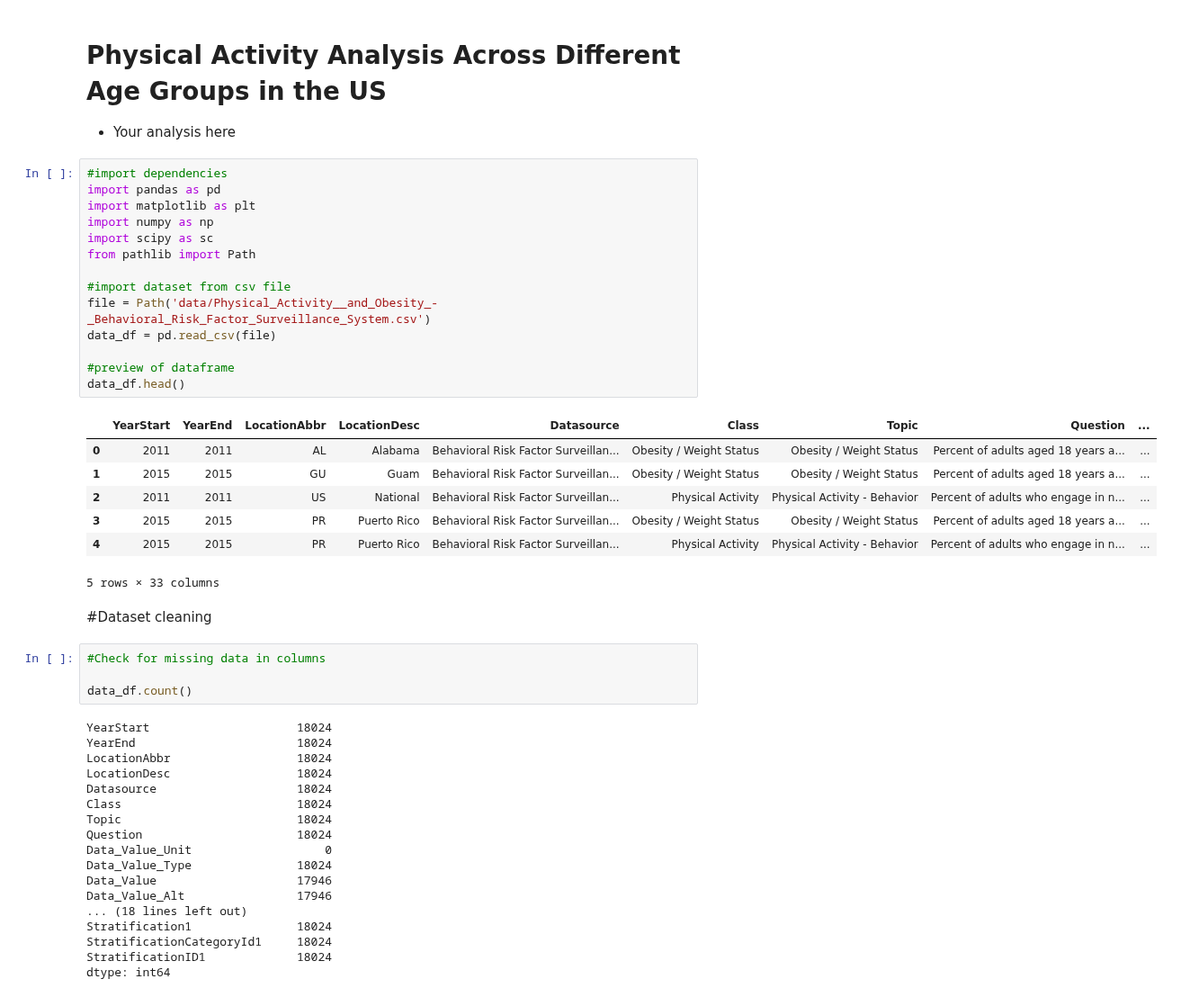
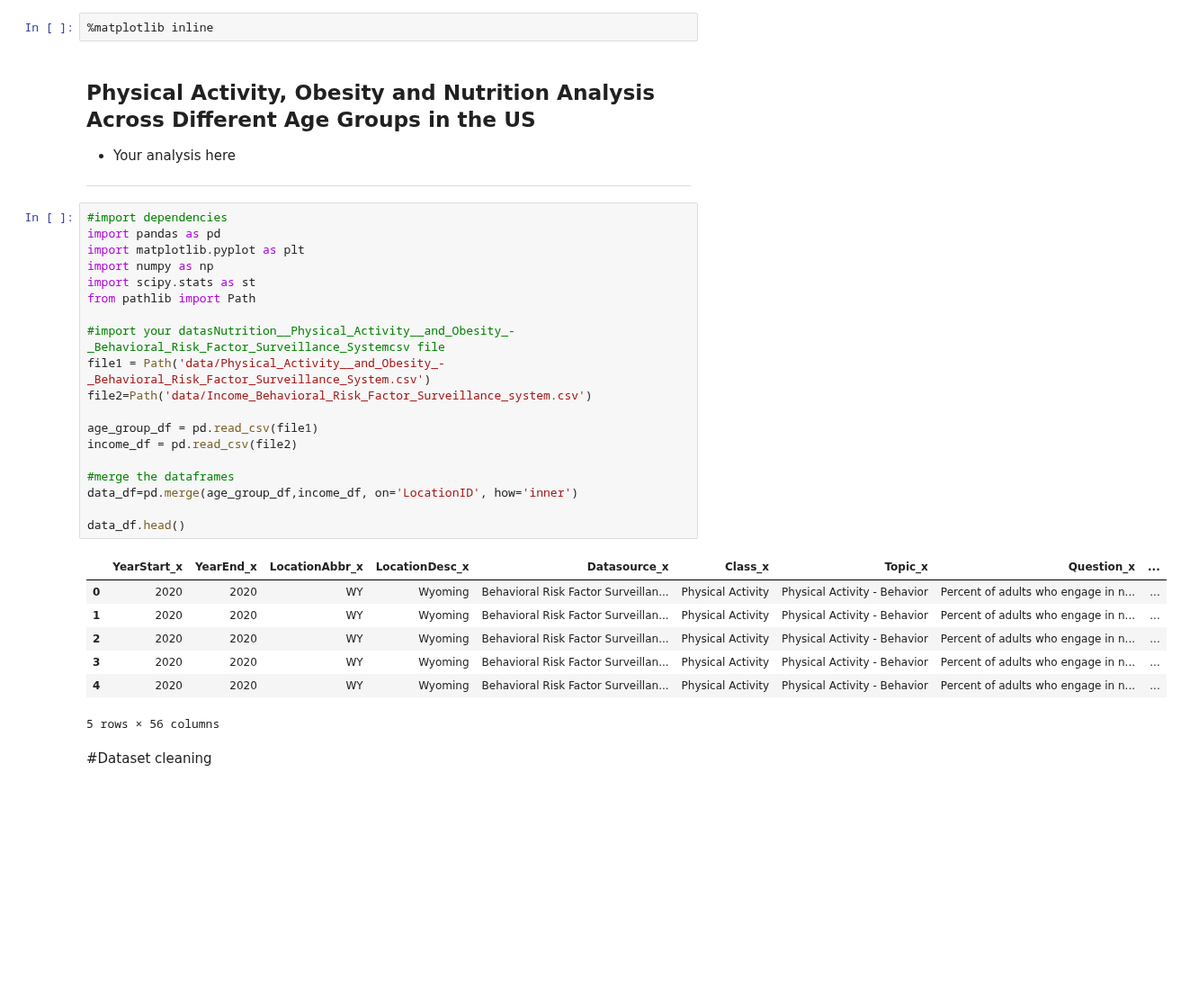
Before and after one commit to paolavdw/Project-1, a Jupyter notebook: Physical_Activity_and_Obesity_Across_US.ipynb, the cells around one changed output. Shown at 90% size. Saved outputs shown, nothing was run; the diff lists cells and outputs as text; blank space fills up the shorter version.

Commit message:
Adding the Income csv file and creating the Images folder for visual images

```diff
--- a/Physical_Activity_and_Obesity_Across_US.ipynb
+++ b/Physical_Activity_and_Obesity_Across_US.ipynb
@@ -1,49 +1,35 @@
+# %%
+%matplotlib inline
 # %% [markdown]
-# Physical Activity Analysis Across Different Age Groups in the US
+## Physical Activity, Obesity and Nutrition Analysis Across Different Age Groups in the US
   - Your analysis here
+  -----------------------------------
 # %%
 #import dependencies
 import pandas as pd
-import matplotlib as plt
+import matplotlib.pyplot as plt
 import numpy as np
-import scipy as sc
+import scipy.stats as st
 from pathlib import Path
 
-#import dataset from csv file
-file = Path('data/Physical_Activity__and_Obesity_-_Behavioral_Risk_Factor_Surveillance_System.csv')
-data_df = pd.read_csv(file)
+#import your datasNutrition__Physical_Activity__and_Obesity_-_Behavioral_Risk_Factor_Surveillance_Systemcsv file
+file1 = Path('data/Physical_Activity__and_Obesity_-_Behavioral_Risk_Factor_Surveillance_System.csv')
+file2=Path('data/Income_Behavioral_Risk_Factor_Surveillance_system.csv')
 
-#preview of dataframe
+age_group_df = pd.read_csv(file1)
+income_df = pd.read_csv(file2)
+
+#merge the dataframes
+data_df=pd.merge(age_group_df,income_df, on='LocationID', how='inner')
+
 data_df.head()
 # %% [output]
-|  | YearStart | YearEnd | LocationAbbr | LocationDesc | Datasource | Class | Topic | Question | ... |
-| 0 | 2011 | 2011 | AL | Alabama | Behavioral Risk Factor Surveillan... | Obesity / Weight Status | Obesity / Weight Status | Percent of adults aged 18 years a... | ... |
-| 1 | 2015 | 2015 | GU | Guam | Behavioral Risk Factor Surveillan... | Obesity / Weight Status | Obesity / Weight Status | Percent of adults aged 18 years a... | ... |
-| 2 | 2011 | 2011 | US | National | Behavioral Risk Factor Surveillan... | Physical Activity | Physical Activity - Behavior | Percent of adults who engage in n... | ... |
-| 3 | 2015 | 2015 | PR | Puerto Rico | Behavioral Risk Factor Surveillan... | Obesity / Weight Status | Obesity / Weight Status | Percent of adults aged 18 years a... | ... |
-| 4 | 2015 | 2015 | PR | Puerto Rico | Behavioral Risk Factor Surveillan... | Physical Activity | Physical Activity - Behavior | Percent of adults who engage in n... | ... |
+|  | YearStart_x | YearEnd_x | LocationAbbr_x | LocationDesc_x | Datasource_x | Class_x | Topic_x | Question_x | ... |
+| 0 | 2020 | 2020 | WY | Wyoming | Behavioral Risk Factor Surveillan... | Physical Activity | Physical Activity - Behavior | Percent of adults who engage in n... | ... |
+| 1 | 2020 | 2020 | WY | Wyoming | Behavioral Risk Factor Surveillan... | Physical Activity | Physical Activity - Behavior | Percent of adults who engage in n... | ... |
+| 2 | 2020 | 2020 | WY | Wyoming | Behavioral Risk Factor Surveillan... | Physical Activity | Physical Activity - Behavior | Percent of adults who engage in n... | ... |
+| 3 | 2020 | 2020 | WY | Wyoming | Behavioral Risk Factor Surveillan... | Physical Activity | Physical Activity - Behavior | Percent of adults who engage in n... | ... |
+| 4 | 2020 | 2020 | WY | Wyoming | Behavioral Risk Factor Surveillan... | Physical Activity | Physical Activity - Behavior | Percent of adults who engage in n... | ... |
-5 rows × 33 columns
+5 rows × 56 columns
 # %% [markdown]
 #Dataset cleaning
-# %%
-#Check for missing data in columns
-
-data_df.count()
-# %% [output]
-YearStart                     18024
-YearEnd                       18024
-LocationAbbr                  18024
-LocationDesc                  18024
-Datasource                    18024
-Class                         18024
-Topic                         18024
-Question                      18024
-Data_Value_Unit                   0
-Data_Value_Type               18024
-Data_Value                    17946
-Data_Value_Alt                17946
-... (18 lines left out)
-Stratification1               18024
-StratificationCategoryId1     18024
-StratificationID1             18024
-dtype: int64
```
Also changed, not shown: parts of 18 cells of this notebook, 6 other files.
